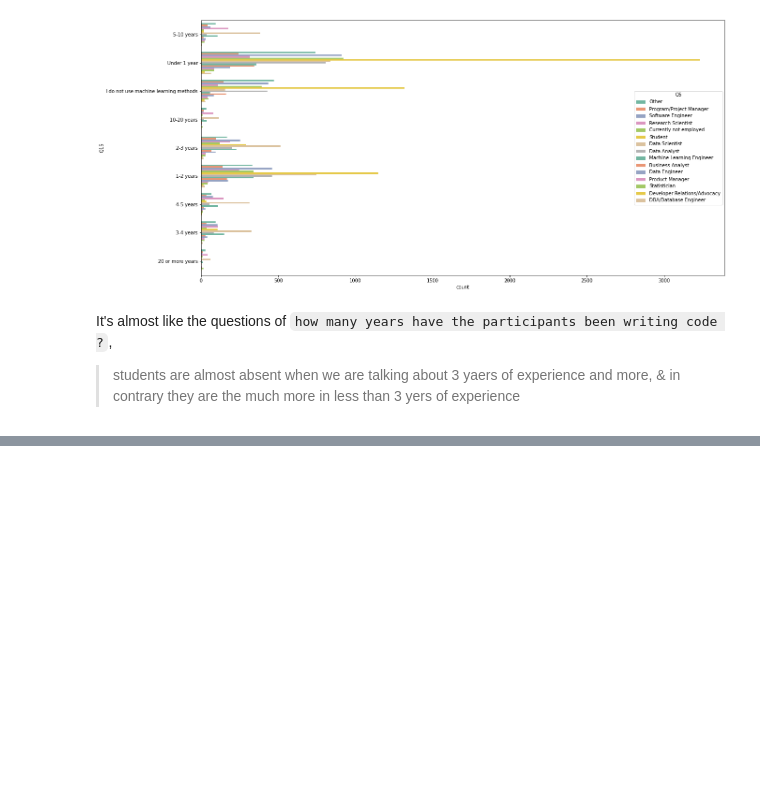
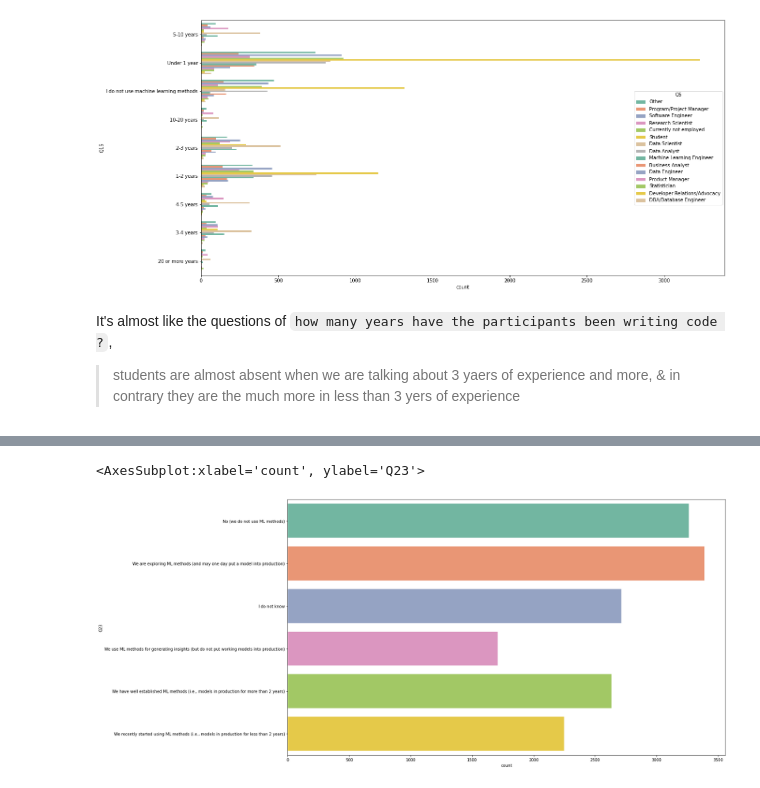
Before and after one commit to oussamaouardini/Kaggle-Machine-Learning-Data-Science-Survey-2021, a Jupyter notebook: kaggle-machine-learning-data-science-survey-2021.ipynb, the cells around one changed output, grey strips where cells are left out. Cells and saved outputs as stored; diff of their text form; code cells hidden in the pictures; blank space fills up the shorter version.

```diff
--- a/kaggle-machine-learning-data-science-survey-2021.ipynb
+++ b/kaggle-machine-learning-data-science-survey-2021.ipynb
@@ -695,0 +923,6 @@ Q38_B_OTHER
+# %%
+plt.figure(figsize= (20, 12))
+sns.countplot(y= 'Q23', data= data, palette="Set2")
+# %% [output]
+<AxesSubplot:xlabel='count', ylabel='Q23'>
+[figure, added]
```
Also changed, not shown: parts of 61 cells of this notebook.
